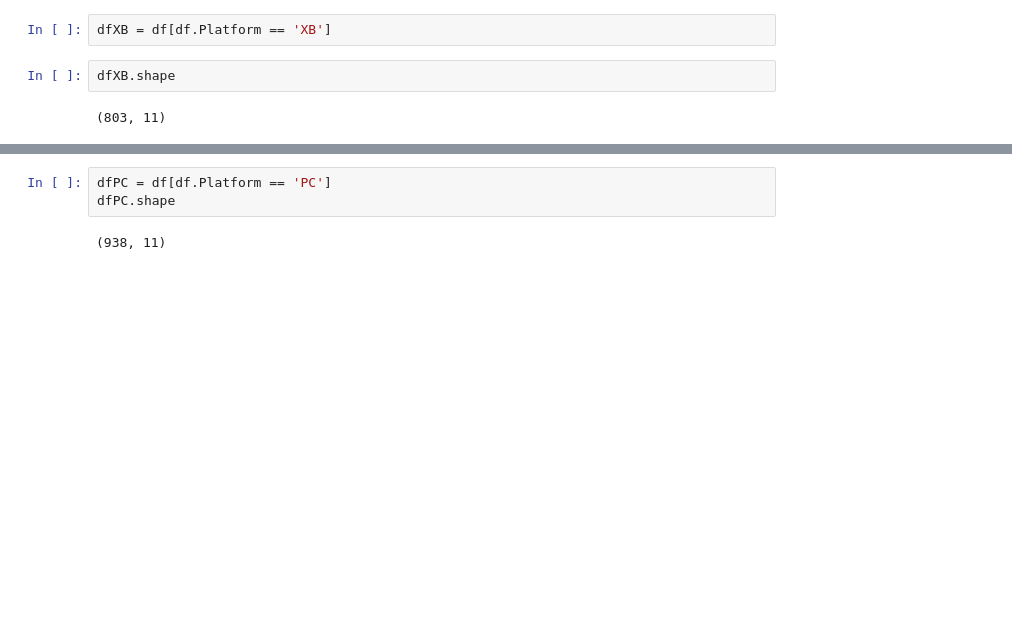
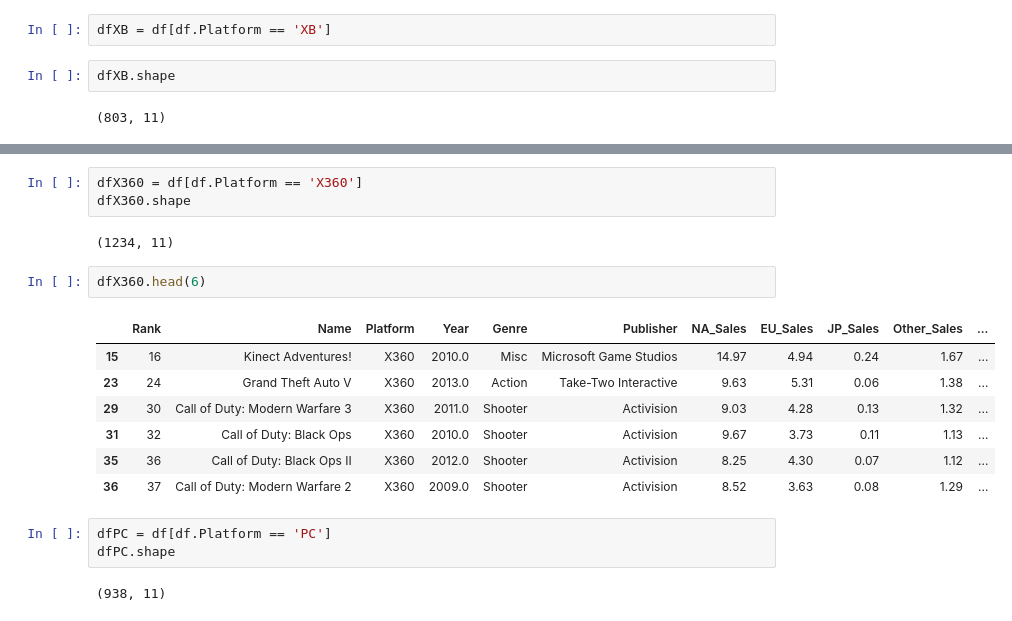
Before and after one commit to Keheira/ML-Project, a Jupyter notebook: Project.ipynb, the cells around one changed output, grey strips where cells are left out. Saved outputs shown, nothing was run; the diff lists cells and outputs as text; blank space fills up the shorter version.

```diff
--- a/Project.ipynb
+++ b/Project.ipynb
@@ -80,6 +80,21 @@ dfXB.head(6)
 | 507 | 508 | The Elder Scrolls III: Morrowind | XB | 2002.0 | Role-Playing | Ubisoft | 2.09 | 0.63 | 0.03 | 0.11 | ... |
 | 568 | 569 | Fable | XB | 2004.0 | Role-Playing | Microsoft Game Studios | 1.99 | 0.58 | 0.00 | 0.09 | ... |
 | 617 | 618 | Rockstar Games Double Pack: Grand... | XB | 2003.0 | Action | Take-Two Interactive | 1.84 | 0.56 | 0.00 | 0.09 | ... |
+# %%
+dfX360 = df[df.Platform == 'X360']
+dfX360.shape
+# %% [output]
+(1234, 11)
+# %%
+dfX360.head(6)
+# %% [output]
+|  | Rank | Name | Platform | Year | Genre | Publisher | NA_Sales | EU_Sales | JP_Sales | Other_Sales | ... |
+| 15 | 16 | Kinect Adventures! | X360 | 2010.0 | Misc | Microsoft Game Studios | 14.97 | 4.94 | 0.24 | 1.67 | ... |
+| 23 | 24 | Grand Theft Auto V | X360 | 2013.0 | Action | Take-Two Interactive | 9.63 | 5.31 | 0.06 | 1.38 | ... |
+| 29 | 30 | Call of Duty: Modern Warfare 3 | X360 | 2011.0 | Shooter | Activision | 9.03 | 4.28 | 0.13 | 1.32 | ... |
+| 31 | 32 | Call of Duty: Black Ops | X360 | 2010.0 | Shooter | Activision | 9.67 | 3.73 | 0.11 | 1.13 | ... |
+| 35 | 36 | Call of Duty: Black Ops II | X360 | 2012.0 | Shooter | Activision | 8.25 | 4.30 | 0.07 | 1.12 | ... |
+| 36 | 37 | Call of Duty: Modern Warfare 2 | X360 | 2009.0 | Shooter | Activision | 8.52 | 3.63 | 0.08 | 1.29 | ... |
 # %%
 dfPC = df[df.Platform == 'PC']
 dfPC.shape
```
Also changed, not shown: parts of 20 cells of this notebook.
